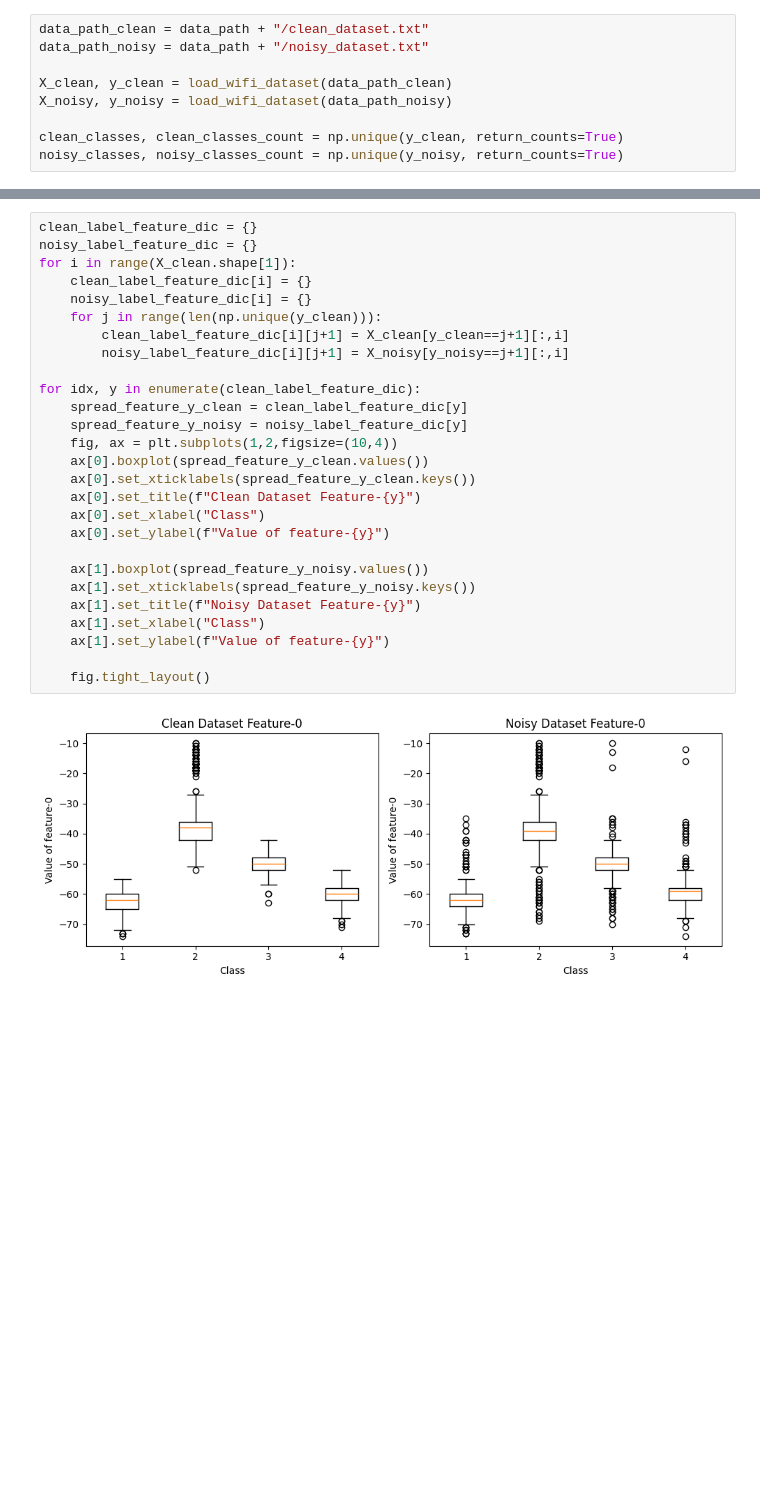
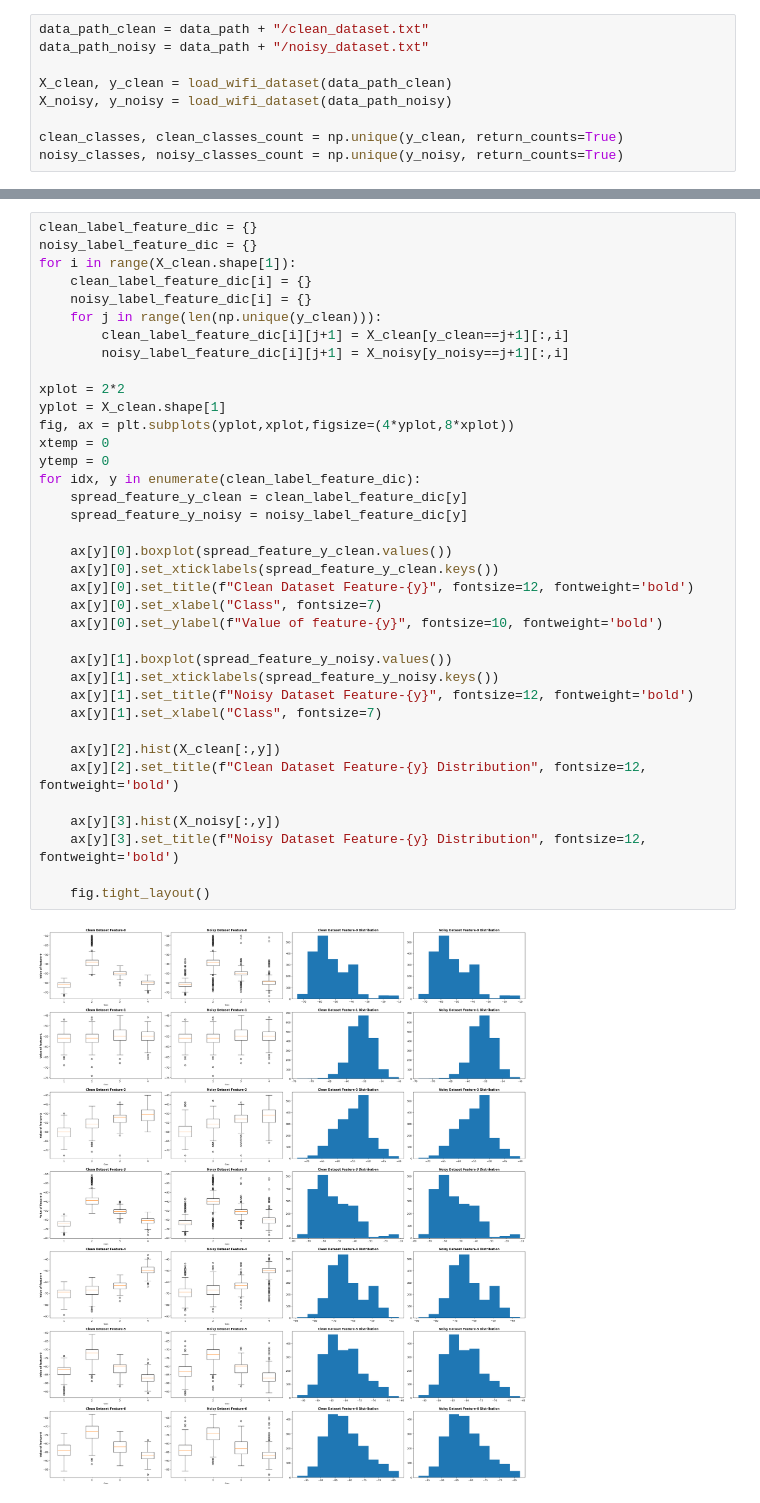
Before and after one commit to amin-abualhassan/intro2ml-cw1, a Jupyter notebook: dt_coursework/analytics.ipynb, the cells around one changed output, grey strips where cells are left out. Cells and saved outputs as stored; diff of their text form; blank space fills up the shorter version.

```diff
--- a/dt_coursework/analytics.ipynb
+++ b/dt_coursework/analytics.ipynb
@@ -241,29 +237,39 @@ fig.tight_layout()
 # %%
 clean_label_feature_dic = {}
 noisy_label_feature_dic = {}
 for i in range(X_clean.shape[1]):
     clean_label_feature_dic[i] = {}
     noisy_label_feature_dic[i] = {}
     for j in range(len(np.unique(y_clean))):
         clean_label_feature_dic[i][j+1] = X_clean[y_clean==j+1][:,i]
         noisy_label_feature_dic[i][j+1] = X_noisy[y_noisy==j+1][:,i]
 
+xplot = 2*2
+yplot = X_clean.shape[1]
+fig, ax = plt.subplots(yplot,xplot,figsize=(4*yplot,8*xplot))
+xtemp = 0
+ytemp = 0
 for idx, y in enumerate(clean_label_feature_dic):
     spread_feature_y_clean = clean_label_feature_dic[y]
     spread_feature_y_noisy = noisy_label_feature_dic[y]
-    fig, ax = plt.subplots(1,2,figsize=(10,4))
-    ax[0].boxplot(spread_feature_y_clean.values())
-    ax[0].set_xticklabels(spread_feature_y_clean.keys())
-    ax[0].set_title(f"Clean Dataset Feature-{y}")
-    ax[0].set_xlabel("Class")
-    ax[0].set_ylabel(f"Value of feature-{y}")
 
-    ax[1].boxplot(spread_feature_y_noisy.values())
-    ax[1].set_xticklabels(spread_feature_y_noisy.keys())
-    ax[1].set_title(f"Noisy Dataset Feature-{y}")
-    ax[1].set_xlabel("Class")
-    ax[1].set_ylabel(f"Value of feature-{y}")
+    ax[y][0].boxplot(spread_feature_y_clean.values())
+    ax[y][0].set_xticklabels(spread_feature_y_clean.keys())
+    ax[y][0].set_title(f"Clean Dataset Feature-{y}", fontsize=12, fontweight='bold')
+    ax[y][0].set_xlabel("Class", fontsize=7)
+    ax[y][0].set_ylabel(f"Value of feature-{y}", fontsize=10, fontweight='bold')
+
+    ax[y][1].boxplot(spread_feature_y_noisy.values())
+    ax[y][1].set_xticklabels(spread_feature_y_noisy.keys())
+    ax[y][1].set_title(f"Noisy Dataset Feature-{y}", fontsize=12, fontweight='bold')
+    ax[y][1].set_xlabel("Class", fontsize=7)
+
+    ax[y][2].hist(X_clean[:,y])
+    ax[y][2].set_title(f"Clean Dataset Feature-{y} Distribution", fontsize=12, fontweight='bold')
+
+    ax[y][3].hist(X_noisy[:,y])
+    ax[y][3].set_title(f"Noisy Dataset Feature-{y} Distribution", fontsize=12, fontweight='bold')
 
     fig.tight_layout()
 # %% [output]
-[figure, old version]
+[figure, new version]
```
Also changed, not shown: parts of 15 cells of this notebook.
